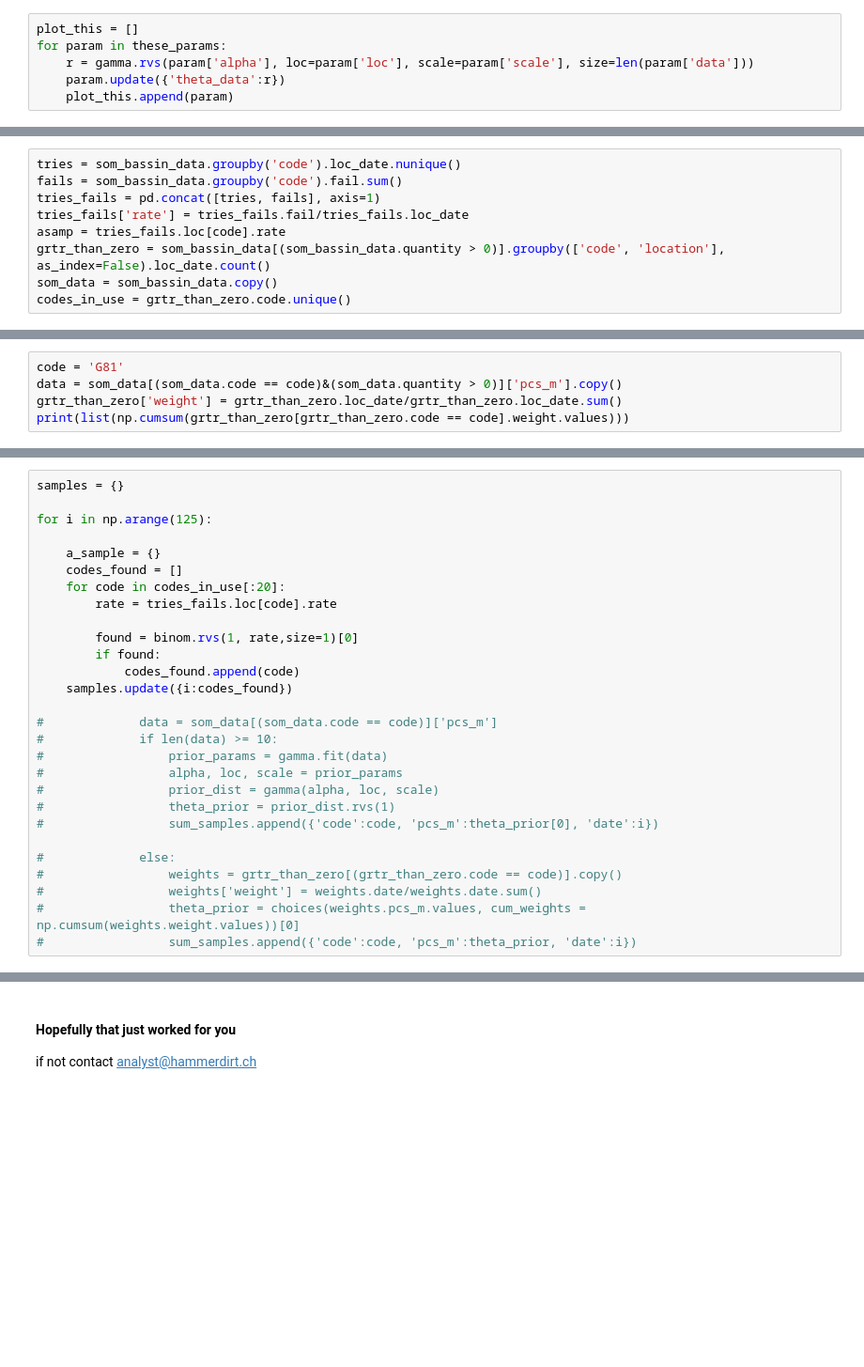
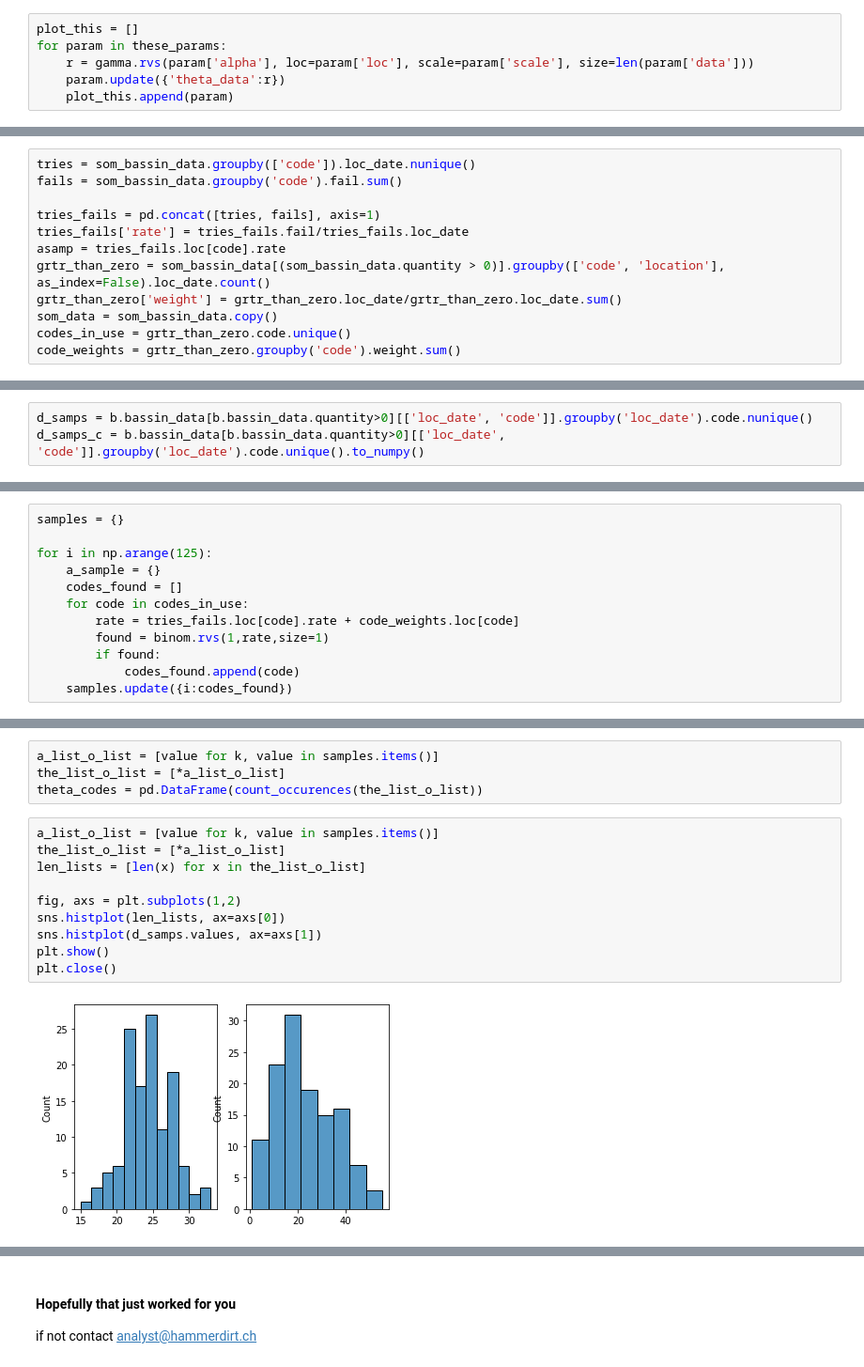
Before and after one commit to hammerdirt-analyst/iqals, a Jupyter notebook: use_a_class.ipynb, the cells around one changed output, grey strips where cells are left out. Shown at 94% size. Cells and saved outputs as stored; diff of their text form; blank space fills up the shorter version.

```diff
--- a/use_a_class.ipynb
+++ b/use_a_class.ipynb
@@ -583,9 +568,12 @@ array(['groupname'], dtype=object)
 # %%
-tries = som_bassin_data.groupby('code').loc_date.nunique()
+tries = som_bassin_data.groupby(['code']).loc_date.nunique()
 fails = som_bassin_data.groupby('code').fail.sum()
+
 tries_fails = pd.concat([tries, fails], axis=1)
 tries_fails['rate'] = tries_fails.fail/tries_fails.loc_date
 asamp = tries_fails.loc[code].rate
 grtr_than_zero = som_bassin_data[(som_bassin_data.quantity > 0)].groupby(['code', 'location'], as_index=False).loc_date.count()
+grtr_than_zero['weight'] = grtr_than_zero.loc_date/grtr_than_zero.loc_date.sum()
 som_data = som_bassin_data.copy()
 codes_in_use = grtr_than_zero.code.unique()
+code_weights = grtr_than_zero.groupby('code').weight.sum()
@@ -600,5 +579,0 @@ num_obs = som_data.groupby('type', as_index=False).date.count()
-# %%
-code = 'G81'
-data = som_data[(som_data.code == code)&(som_data.quantity > 0)]['pcs_m'].copy()
-grtr_than_zero['weight'] = grtr_than_zero.loc_date/grtr_than_zero.loc_date.sum()
-print(list(np.cumsum(grtr_than_zero[grtr_than_zero.code == code].weight.values)))
@@ -636,0 +588,3 @@ tries_fails.loc['G81'].rate
+# %%
+d_samps = b.bassin_data[b.bassin_data.quantity>0][['loc_date', 'code']].groupby('loc_date').code.nunique()
+d_samps_c = b.bassin_data[b.bassin_data.quantity>0][['loc_date', 'code']].groupby('loc_date').code.unique().to_numpy()
@@ -638,27 +600,11 @@ tries_fails.loc['G81'].rate
 samples = {}
 
 for i in np.arange(125):
-
     a_sample = {}
     codes_found = []
-    for code in codes_in_use[:20]:
-        rate = tries_fails.loc[code].rate
-
-        found = binom.rvs(1, rate,size=1)[0]
+    for code in codes_in_use:
+        rate = tries_fails.loc[code].rate + code_weights.loc[code]
+        found = binom.rvs(1,rate,size=1)
         if found:
             codes_found.append(code)
     samples.update({i:codes_found})
-
-#             data = som_data[(som_data.code == code)]['pcs_m']
-#             if len(data) >= 10:
-#                 prior_params = gamma.fit(data)
-#                 alpha, loc, scale = prior_params
-#                 prior_dist = gamma(alpha, loc, scale)
-#                 theta_prior = prior_dist.rvs(1)
-#                 sum_samples.append({'code':code, 'pcs_m':theta_prior[0], 'date':i})
-
-#             else:
-#                 weights = grtr_than_zero[(grtr_than_zero.code == code)].copy()
-#                 weights['weight'] = weights.date/weights.date.sum()
-#                 theta_prior = choices(weights.pcs_m.values, cum_weights = np.cumsum(weights.weight.values))[0]
-#                 sum_samples.append({'code':code, 'pcs_m':theta_prior, 'date':i})
@@ -667,2 +629,18 @@ samples[0]
+# %%
+a_list_o_list = [value for k, value in samples.items()]
+the_list_o_list = [*a_list_o_list]
+theta_codes = pd.DataFrame(count_occurences(the_list_o_list))
+# %%
+a_list_o_list = [value for k, value in samples.items()]
+the_list_o_list = [*a_list_o_list]
+len_lists = [len(x) for x in the_list_o_list]
+
+fig, axs = plt.subplots(1,2)
+sns.histplot(len_lists, ax=axs[0])
+sns.histplot(d_samps.values, ax=axs[1])
+plt.show()
+plt.close()
+# %% [output]
+[figure, added]
 # %%
 print([len(v) for k,v in samples.items()])
```
Also changed, not shown: parts of 45 cells of this notebook, 2 other files.
